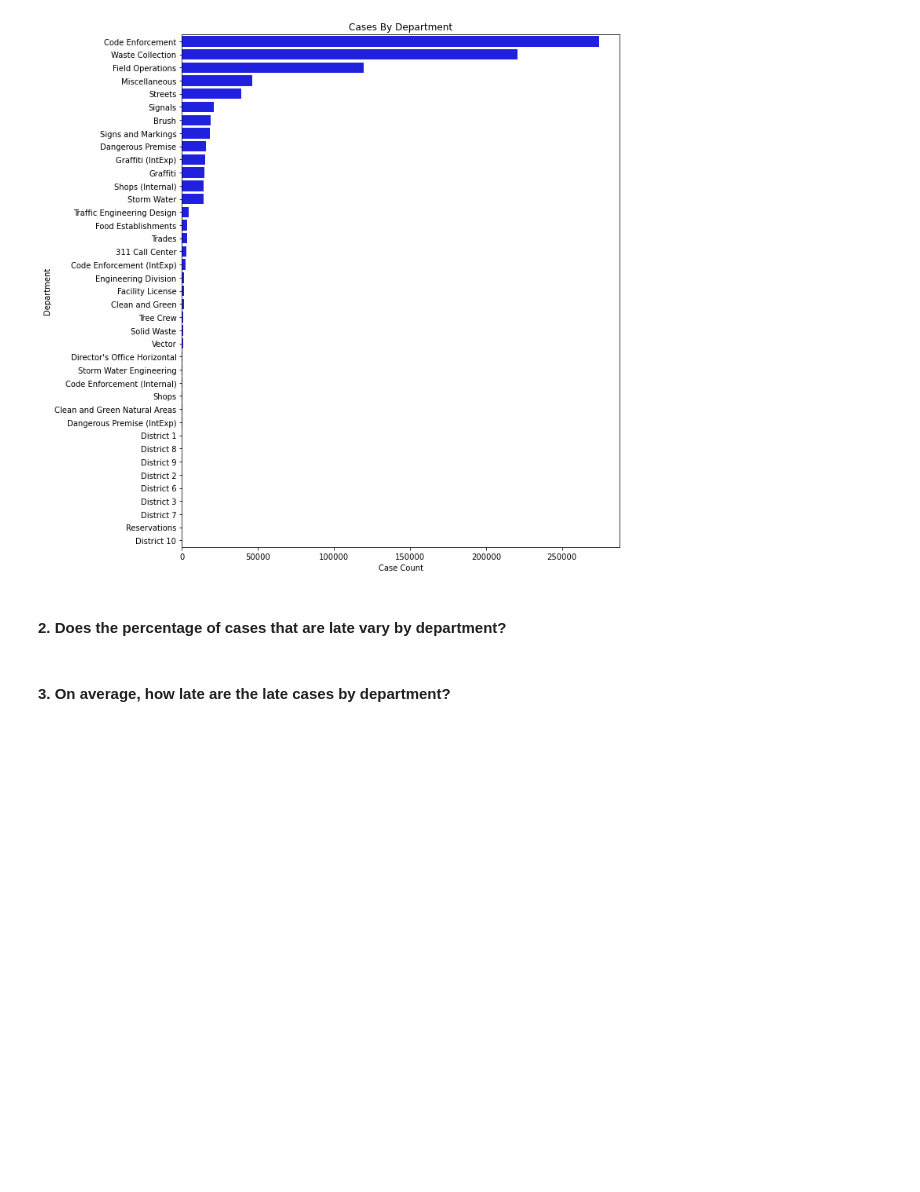
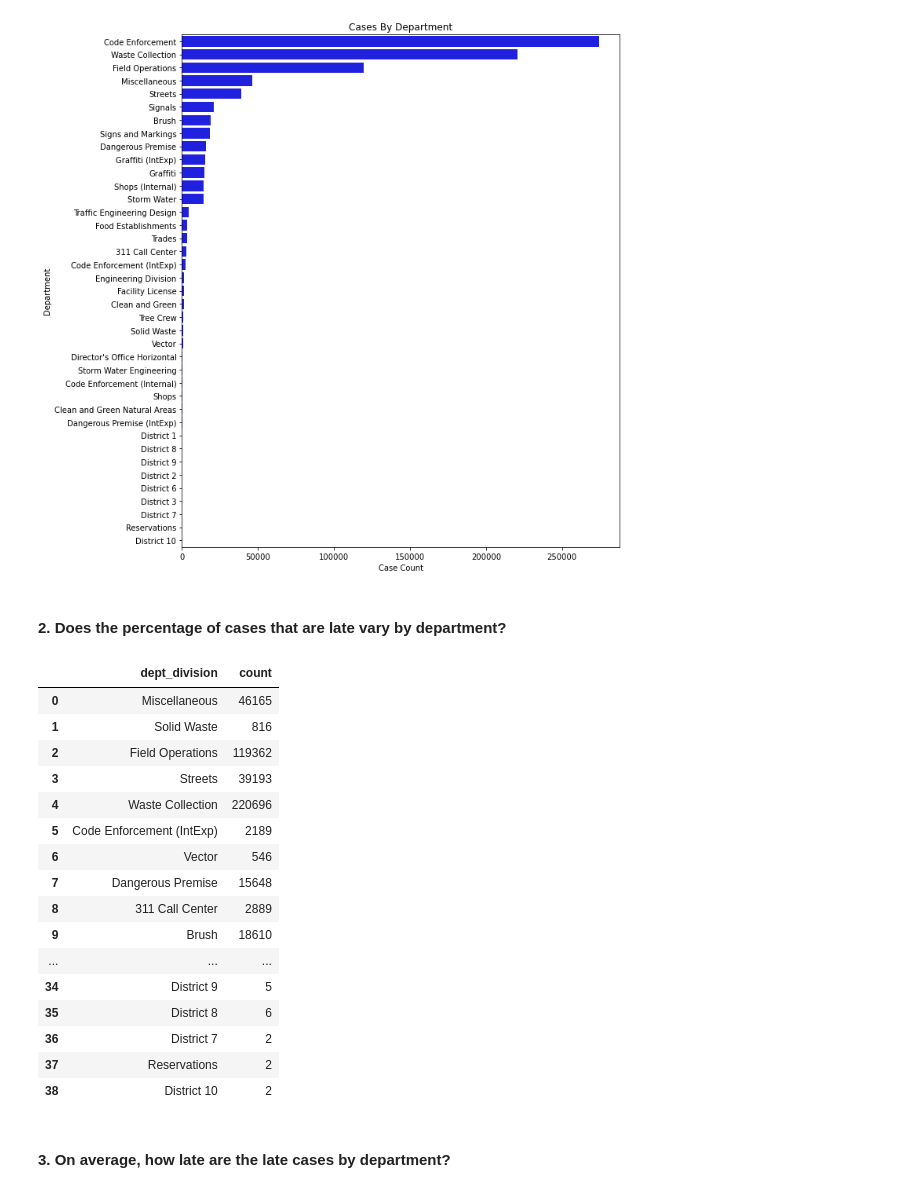
Before and after one commit to jeffakins/spark, a Jupyter notebook: explore.ipynb, the cells around one changed output. Saved outputs shown, nothing was run; the diff lists cells and outputs as text; code cells hidden in the pictures; blank space fills up the shorter version.

```diff
--- a/explore.ipynb
+++ b/explore.ipynb
@@ -64,6 +64,31 @@ plt.show()
 [figure]
 # %% [markdown]
 #### 2. Does the percentage of cases that are late vary by department?
+# %%
+(
+    df.select(df.dept_division, df.case_late)
+    .groupby(df.dept_division)
+    .count()
+    .toPandas()
+)
+# %% [output]
+|  | dept_division | count |
+| 0 | Miscellaneous | 46165 |
+| 1 | Solid Waste | 816 |
+| 2 | Field Operations | 119362 |
+| 3 | Streets | 39193 |
+| 4 | Waste Collection | 220696 |
+| 5 | Code Enforcement (IntExp) | 2189 |
+| 6 | Vector | 546 |
+| 7 | Dangerous Premise | 15648 |
+| 8 | 311 Call Center | 2889 |
+| 9 | Brush | 18610 |
+| ... | ... | ... |
+| 34 | District 9 | 5 |
+| 35 | District 8 | 6 |
+| 36 | District 7 | 2 |
+| 37 | Reservations | 2 |
+| 38 | District 10 | 2 |
 # %% [markdown]
 #### 3. On average, how late are the late cases by department?
 # %% [markdown]
```
